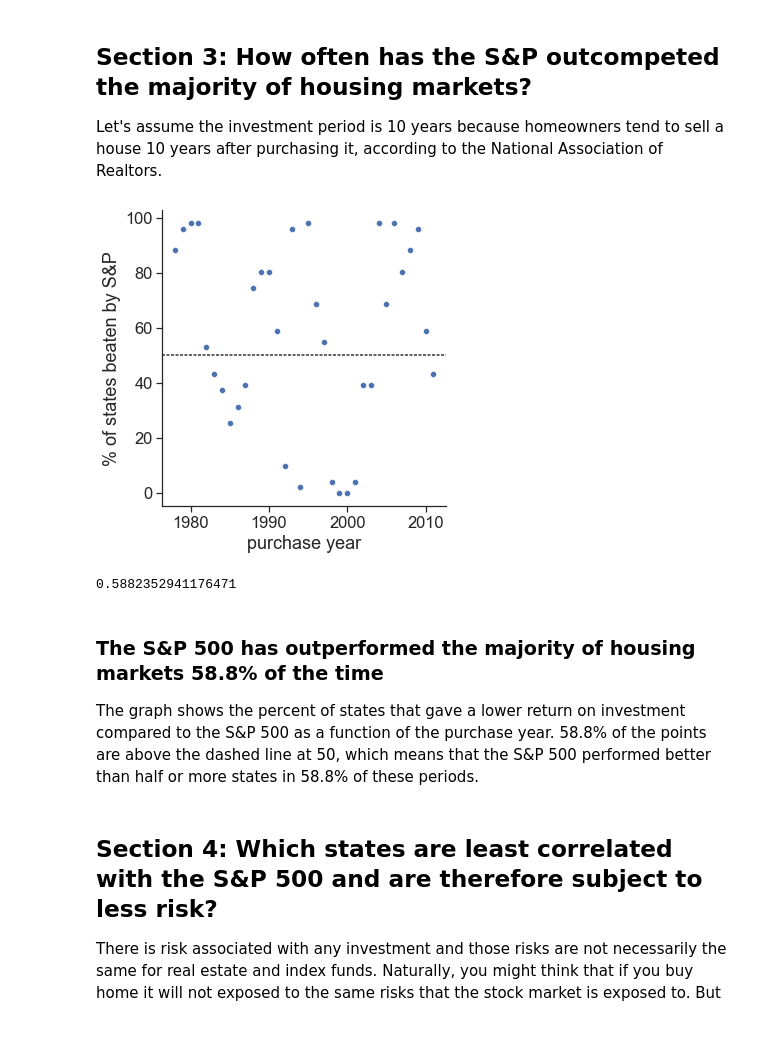
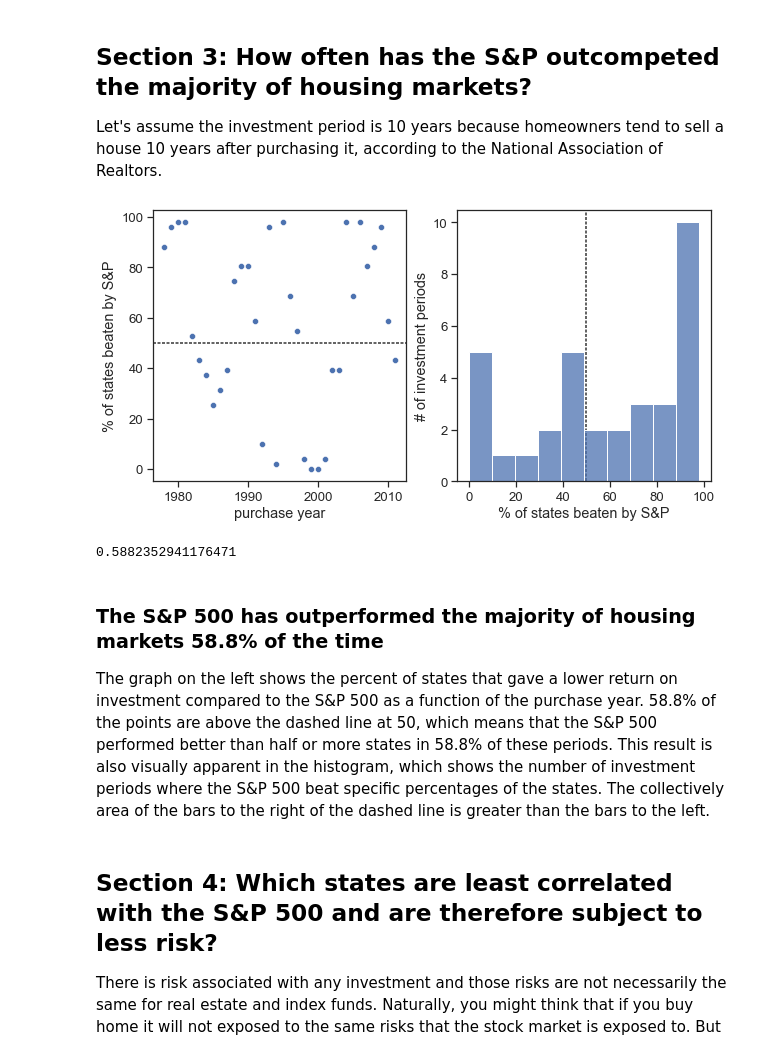
Before and after one commit to fxpena/RE_v_stocks, a Jupyter notebook: RE_v_stocks.ipynb, the cells around one changed output. Drawn from its saved outputs; the diff is of its cells as text; code cells hidden in the pictures.

Commit message:
Add histogram to section 3

```diff
--- a/RE_v_stocks.ipynb
+++ b/RE_v_stocks.ipynb
@@ -190,37 +190,46 @@ Let's assume the investment period is 10 years because homeowners tend to sell a
 # %%
 #generate a list of 15 year periods, with an increment of 1 year
 period=10
 last_potential_year=df.index[-1].year
 #include the last potential year
 start_yrs=np.arange(df.index[0].year,last_potential_year-period+1)
 stop_yrs=start_yrs+period
 proportion=[]
 #calculate the changes for each window
 for i in range(len(start_yrs)):
     changes=calc_changes(df, '-'.join([str(start_yrs[i]),'01','01']), '-'.join([str(stop_yrs[i]), '01','01']))
     #calculate the proportion of rows less than the index fund
     proportion.append(np.mean(changes<changes['S&P 500']))
 
 performance=pd.DataFrame({
     'start_year': start_yrs,
     'stop_year': stop_yrs,
     'percent': np.array(proportion)*100,
 })
 performance['period']=period
-
-g= sns.relplot(data=performance, x='start_year', y='percent')
-g.map(plt.axhline, y=50, color='.2', dashes=(2,1), zorder=0)
-g.set_axis_labels('purchase year','% of states beaten by S&P')
+sns.set_theme(style='ticks', font_scale=1.2)
+fig, ax= plt.subplots(1,2, figsize=(10,5))
+sns.scatterplot(data=performance, x='start_year', y='percent',
+              ax=ax[0])
+#horizontal line at 50
+ax[0].axhline(y=50, color='.2', dashes=(2,1), zorder=0)
+ax[0].set_xlabel('purchase year')
+ax[0].set_ylabel('% of states beaten by S&P')
+sns.histplot(x=performance['percent'], bins=10, ax=ax[1])
+#vertical line at 50
+ax[1].axvline(x=50, color='.2', dashes=(2,1), zorder=0)
+ax[1].set_xlabel('% of states beaten by S&P')
+ax[1].set_ylabel('# of investment periods')
 plt.show()
 # %% [output]
-[figure, old version]
+[figure, new version]
 # %%
 np.mean(performance['percent']>50)
 # %% [output]
 0.5882352941176471
 # %% [markdown]
 ### The S&P 500 has outperformed the majority of housing markets 58.8% of the time
-The graph shows the percent of states that gave a lower return on investment compared to the S&P 500 as a function of the purchase year. 58.8% of the points are above the dashed line at 50, which means that the S&P 500 performed better than half or more states in 58.8% of these periods.
+The graph on the left shows the percent of states that gave a lower return on investment compared to the S&P 500 as a function of the purchase year. 58.8% of the points are above the dashed line at 50, which means that the S&P 500 performed better than half or more states in 58.8% of these periods. This result is also visually apparent in the histogram, which shows the number of investment periods where the S&P 500 beat specific percentages of the states. The collectively area of the bars to the right of the dashed line is greater than the bars to the left.
 # %% [markdown]
 ## Section 4: Which states are least correlated with the S&P 500 and are therefore subject to less risk?
 There is risk associated with any investment and those risks are not necessarily the same for real estate and index funds. Naturally, you might think that if you buy home it will not exposed to the same risks that the stock market is exposed to. But does the data support this hypothesis? The answer probably depends on location, similar to the answers in section 2.
```
Also changed, not shown: parts of 2 cells of this notebook.
